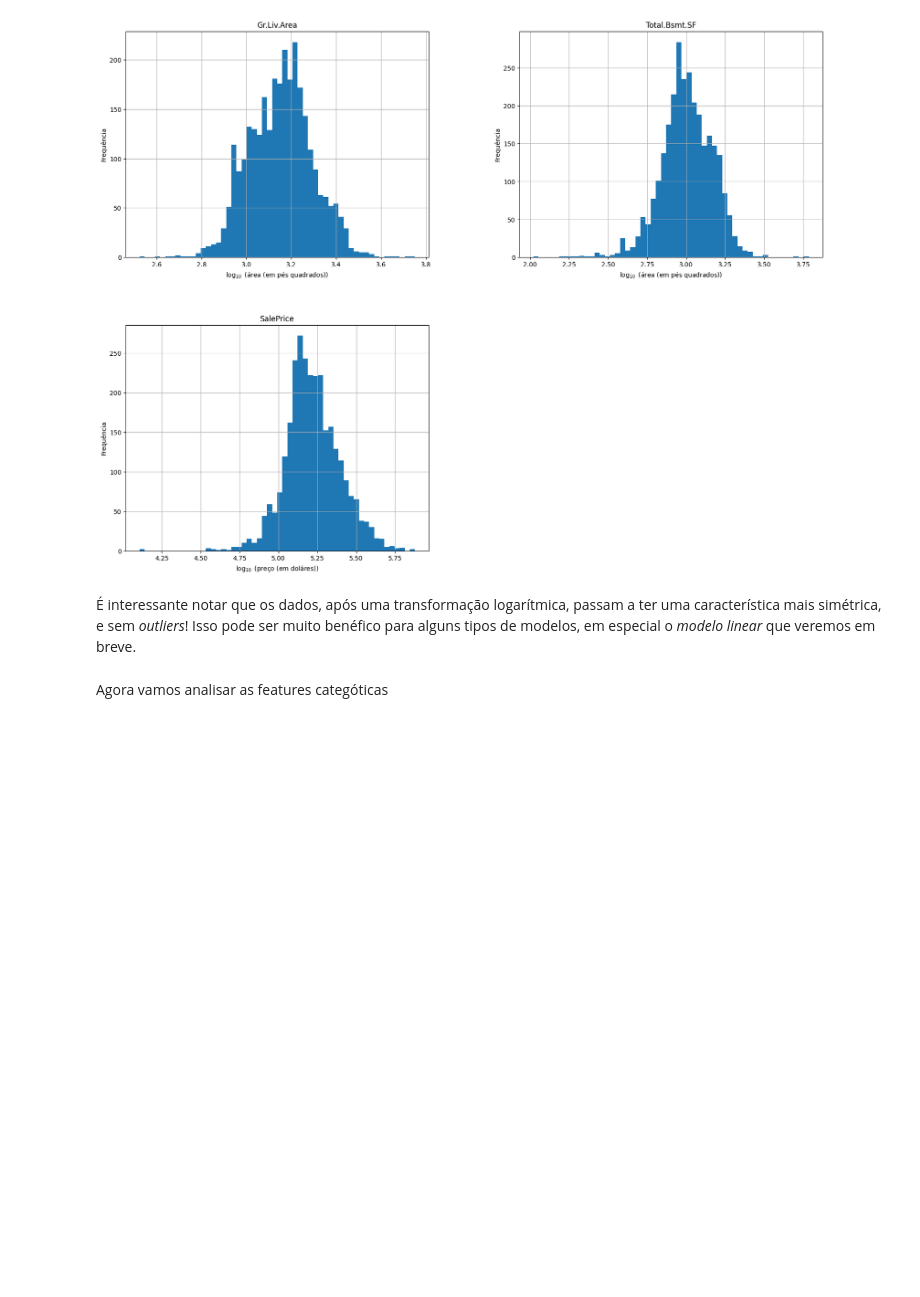
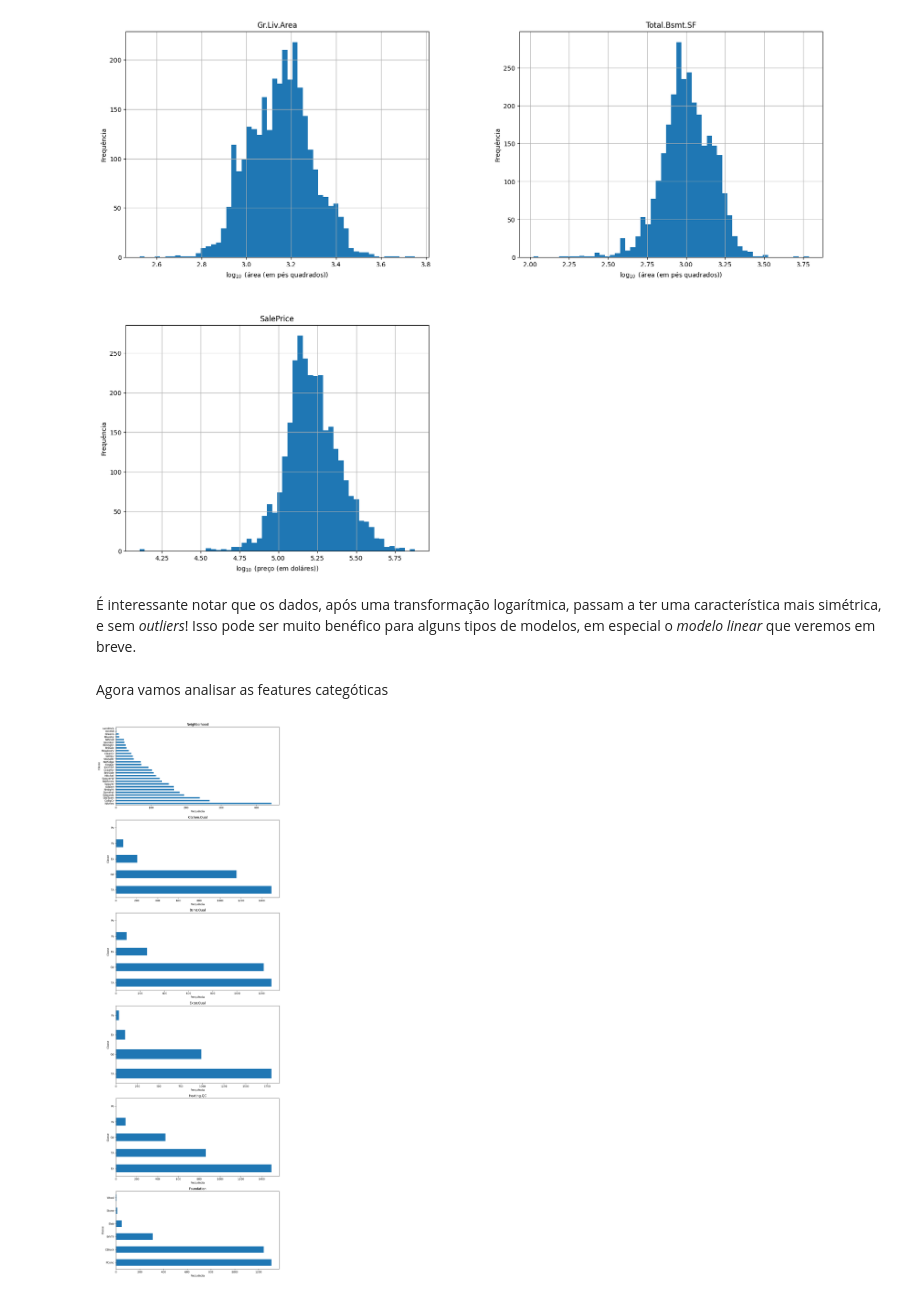
Before and after one commit to Joao-Pedro-Queiroz/projeto_ames, a Jupyter notebook: projeto.ipynb, the cells around one changed output. Saved outputs shown, nothing was run; the diff lists cells and outputs as text; code cells hidden in the pictures; blank space fills up the shorter version.

Commit message:
Inicio da análise das classes categóricas

```diff
--- a/projeto.ipynb
+++ b/projeto.ipynb
@@ -555,3 +555,30 @@ plt.show()
 É interessante notar que os dados, após uma transformação logarítmica, passam a ter uma característica mais simétrica, e sem *outliers*! Isso pode ser muito benéfico para alguns tipos de modelos, em especial o *modelo linear* que veremos em breve.
 # %% [markdown]
 Agora vamos analisar as features categóticas
+# %%
+import matplotlib.pyplot as plt
+
+columns = [
+    "Neighborhood",
+    "Kitchen.Qual",
+    "Bsmt.Qual",
+    "Exter.Qual",
+    "Heating.QC",
+    "Foundation",
+]
+
+fig, axes = plt.subplots(nrows=len(columns), ncols=1, figsize=(10, 5 * len(columns)))
+
+for ax, column in zip(axes, columns):
+    data[column].value_counts().plot.barh(ax=ax)
+
+    ax.set_title(column)
+    ax.set_xlabel('Frequência')
+    ax.set_ylabel('Classe')
+
+    ax.tick_params(axis='y', labelsize=10)
+
+plt.tight_layout()
+plt.show()
+# %% [output]
+[figure, added]
```
Also changed, not shown: parts of 2 cells of this notebook.
